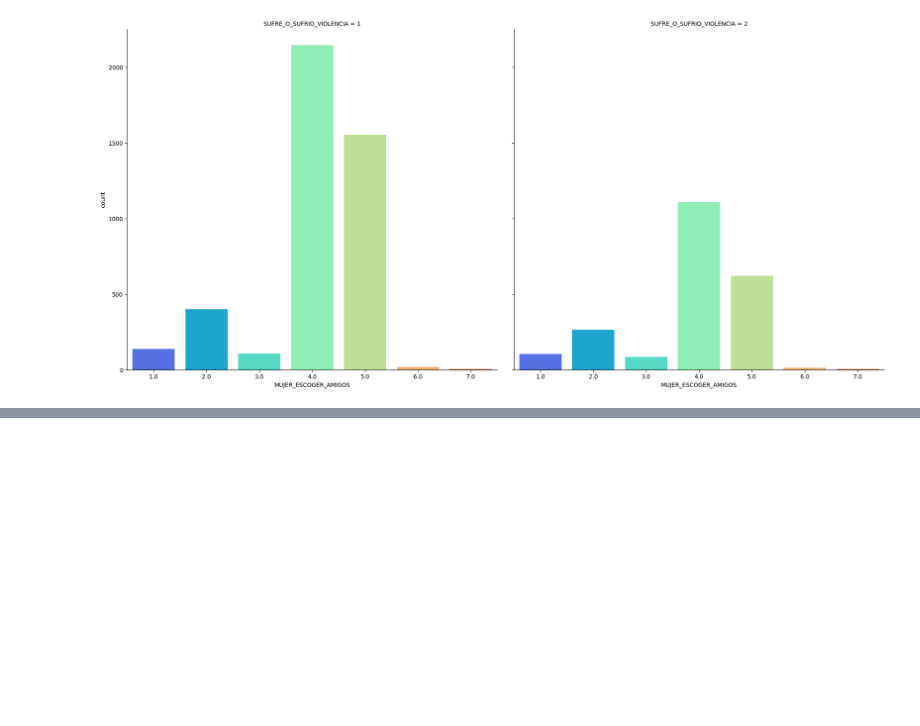
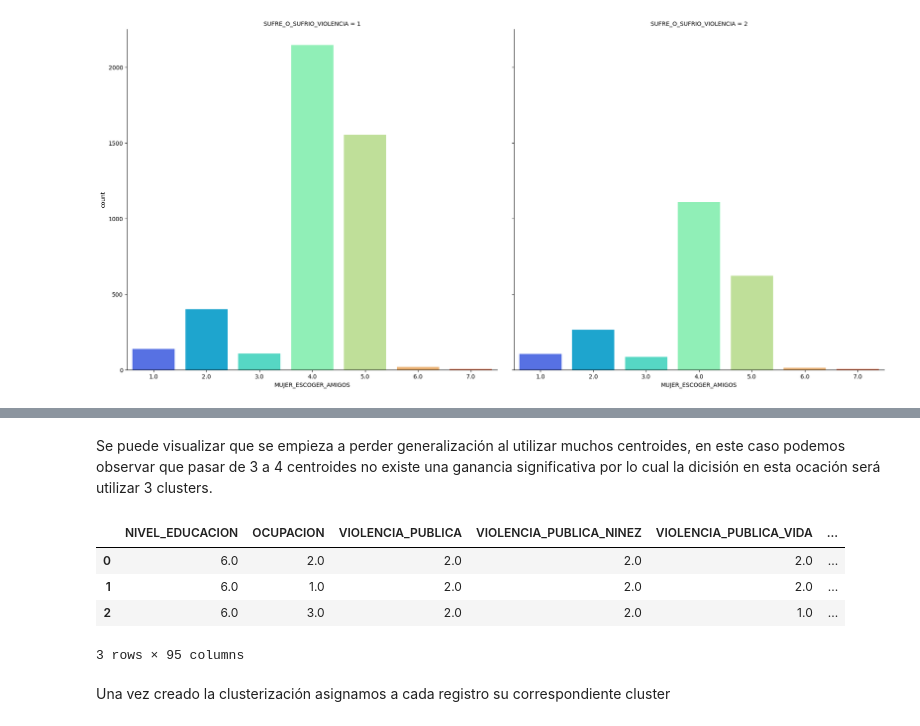
Before and after one commit to LunaGarces/Proyecto_Intro_Cn_Datos, a Jupyter notebook: Analisis y Construcción.ipynb, the cells around one changed output, grey strips where cells are left out. Drawn from its saved outputs; the diff is of its cells as text; code cells hidden in the pictures; blank space fills up the shorter version.

```diff
--- a/Analisis y Construcción.ipynb
+++ b/Analisis y Construcción.ipynb
@@ -338,0 +452,17 @@ ax.fig.set_figheight(10)
+# %% [markdown]
+Se puede visualizar que se empieza a perder generalización al utilizar muchos centroides, en este caso podemos observar que pasar de 3 a 4 centroides no existe una ganancia significativa por lo cual la dicisión en esta ocación será utilizar 3 clusters.
+# %%
+kmodes_model = KModes(n_clusters= 3, init = "Cao", n_init =20)
+fitClusters_cao = kmodes_model.fit_predict(data_model)
+
+clusterCentroidsDf = pd.DataFrame(kmodes_model.cluster_centroids_)
+clusterCentroidsDf.columns = data_model.columns
+display(clusterCentroidsDf)
+# %% [output]
+|  | NIVEL_EDUCACION | OCUPACION | VIOLENCIA_PUBLICA | VIOLENCIA_PUBLICA_NINEZ | VIOLENCIA_PUBLICA_VIDA | ... |
+| 0 | 6.0 | 2.0 | 2.0 | 2.0 | 2.0 | ... |
+| 1 | 6.0 | 1.0 | 2.0 | 2.0 | 2.0 | ... |
+| 2 | 6.0 | 3.0 | 2.0 | 2.0 | 1.0 | ... |
+3 rows × 95 columns
+# %% [markdown]
+Una vez creado la clusterización asignamos a cada registro su correspondiente cluster
```
Also changed, not shown: parts of 17 cells of this notebook.
